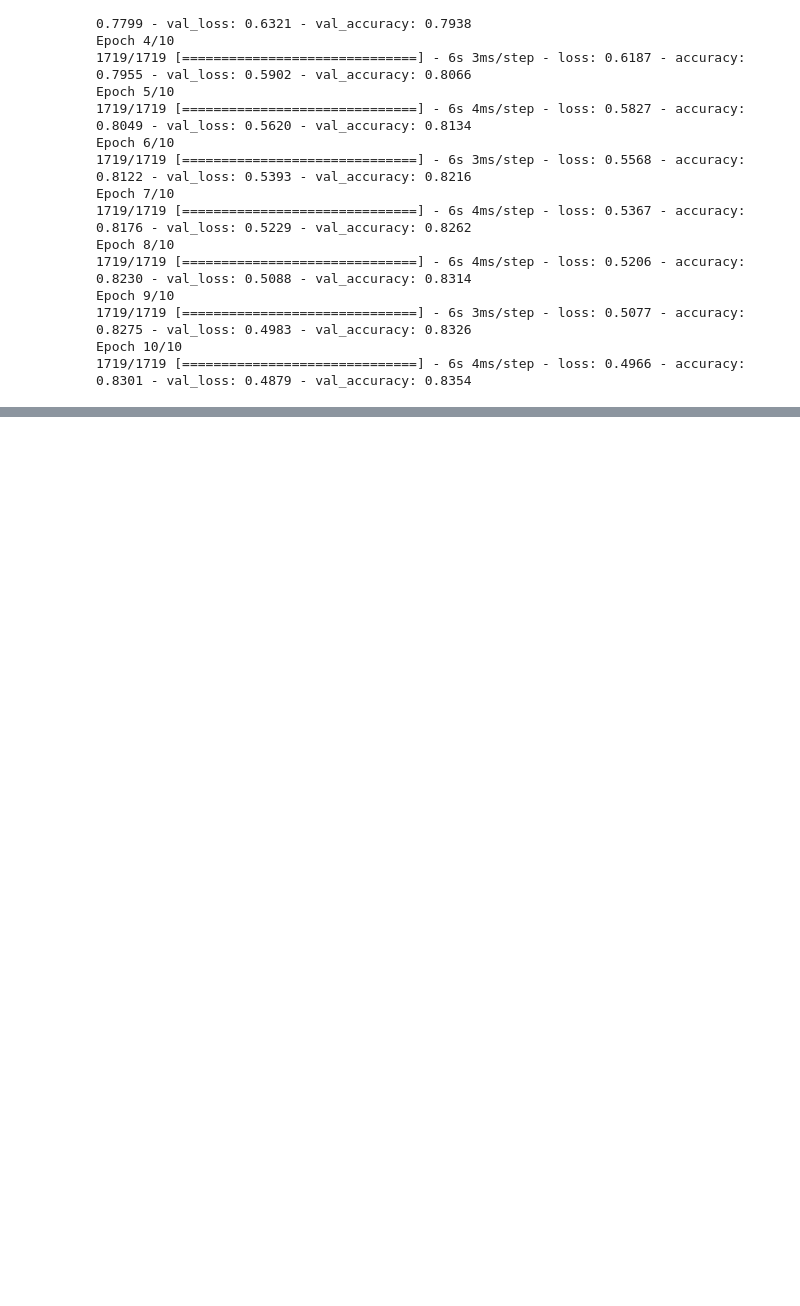
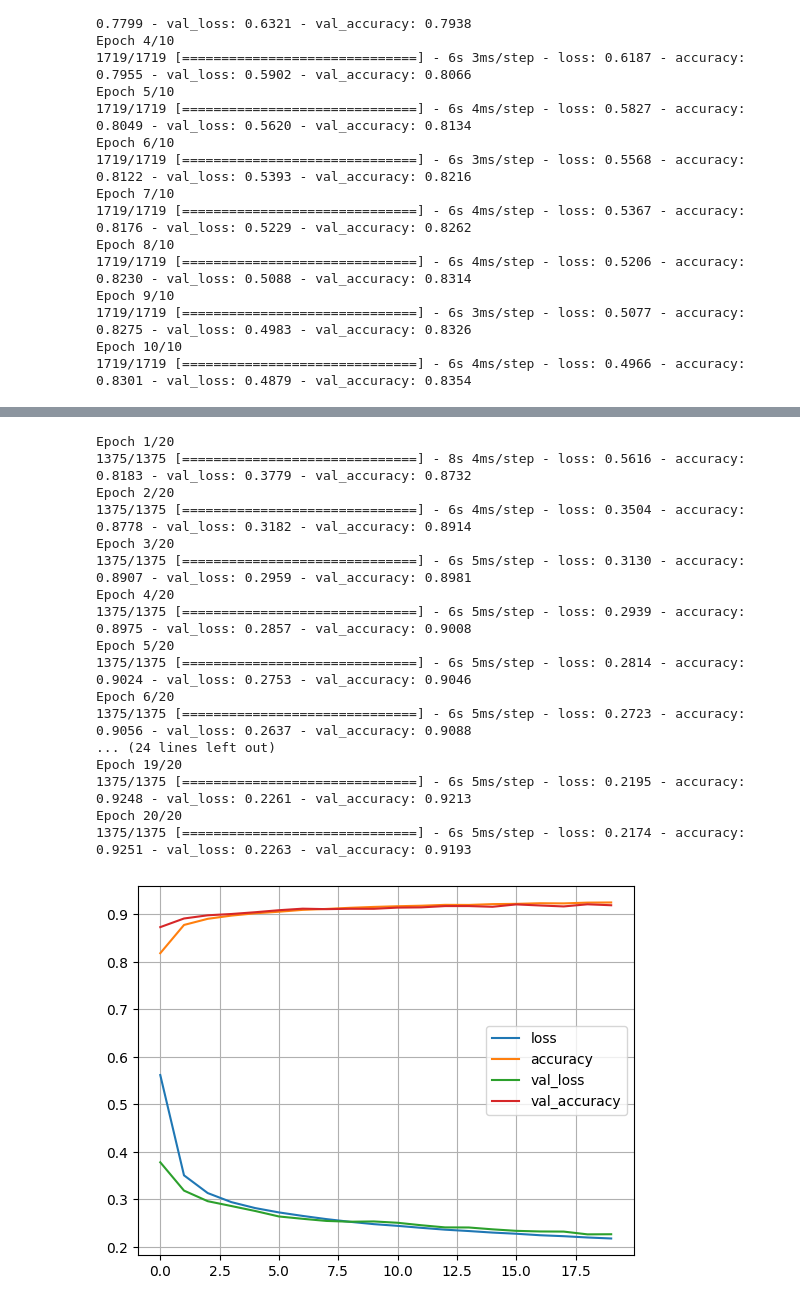
Before and after one commit to Je-Hyeon/Handson_ML-, a Jupyter notebook: Chapter11.ipynb, the cells around one changed output, grey strips where cells are left out. Saved outputs shown, nothing was run; the diff lists cells and outputs as text; code cells hidden in the pictures; blank space fills up the shorter version.

```diff
--- a/Chapter11.ipynb
+++ b/Chapter11.ipynb
@@ -81,0 +173,50 @@ Epoch 10/10
+# %%
+def split_dataset(X, y):
+    y_5_or_6 = (y == 5) | (y == 6) # sandals or shirts
+    y_A = y[~y_5_or_6]
+    y_A[y_A > 6] -= 2 # class indices 7, 8, 9 should be moved to 5, 6, 7
+    y_B = (y[y_5_or_6] == 6).astype(np.float32) # binary classification task: is it a shirt (class 6)?
+    return ((X[~y_5_or_6], y_A),
+            (X[y_5_or_6], y_B))
+
+(X_train_A, y_train_A), (X_train_B, y_train_B) = split_dataset(X_train, y_train)
+(X_valid_A, y_valid_A), (X_valid_B, y_valid_B) = split_dataset(X_valid, y_valid)
+(X_test_A, y_test_A), (X_test_B, y_test_B) = split_dataset(X_test, y_test)
+X_train_B = X_train_B[:200]
+y_train_B = y_train_B[:200]
+# %%
+# Model A를 학습시킨다 (8개의 Class를 가진 분류문제, Sandal, Shirt를 제외한 나머지로 학습)
+model_A = keras.models.Sequential()
+model_A.add(keras.layers.Flatten(input_shape=[28, 28]))
+for n_hidden in (300, 100, 50, 50, 50):
+    model_A.add(keras.layers.Dense(n_hidden, activation="selu"))
+model_A.add(keras.layers.Dense(8, activation="softmax"))
+
+model_A.compile(loss="sparse_categorical_crossentropy",
+                optimizer=keras.optimizers.SGD(learning_rate=1e-3),
+                metrics=["accuracy"])
+
+history = model_A.fit(X_train_A, y_train_A, epochs=20,
+                    validation_data=(X_valid_A, y_valid_A))
+
+pd.DataFrame(history.history).plot()
+plt.grid(True);
+# %% [output]
+Epoch 1/20
+1375/1375 [==============================] - 8s 4ms/step - loss: 0.5616 - accuracy: 0.8183 - val_loss: 0.3779 - val_accuracy: 0.8732
+Epoch 2/20
+1375/1375 [==============================] - 6s 4ms/step - loss: 0.3504 - accuracy: 0.8778 - val_loss: 0.3182 - val_accuracy: 0.8914
+Epoch 3/20
+1375/1375 [==============================] - 6s 5ms/step - loss: 0.3130 - accuracy: 0.8907 - val_loss: 0.2959 - val_accuracy: 0.8981
+Epoch 4/20
+1375/1375 [==============================] - 6s 5ms/step - loss: 0.2939 - accuracy: 0.8975 - val_loss: 0.2857 - val_accuracy: 0.9008
+Epoch 5/20
+1375/1375 [==============================] - 6s 5ms/step - loss: 0.2814 - accuracy: 0.9024 - val_loss: 0.2753 - val_accuracy: 0.9046
+Epoch 6/20
+1375/1375 [==============================] - 6s 5ms/step - loss: 0.2723 - accuracy: 0.9056 - val_loss: 0.2637 - val_accuracy: 0.9088
+... (24 lines left out)
+Epoch 19/20
+1375/1375 [==============================] - 6s 5ms/step - loss: 0.2195 - accuracy: 0.9248 - val_loss: 0.2261 - val_accuracy: 0.9213
+Epoch 20/20
+1375/1375 [==============================] - 6s 5ms/step - loss: 0.2174 - accuracy: 0.9251 - val_loss: 0.2263 - val_accuracy: 0.9193
+[figure, added]
```
Also changed, not shown: parts of 21 cells of this notebook, 1 other file.
